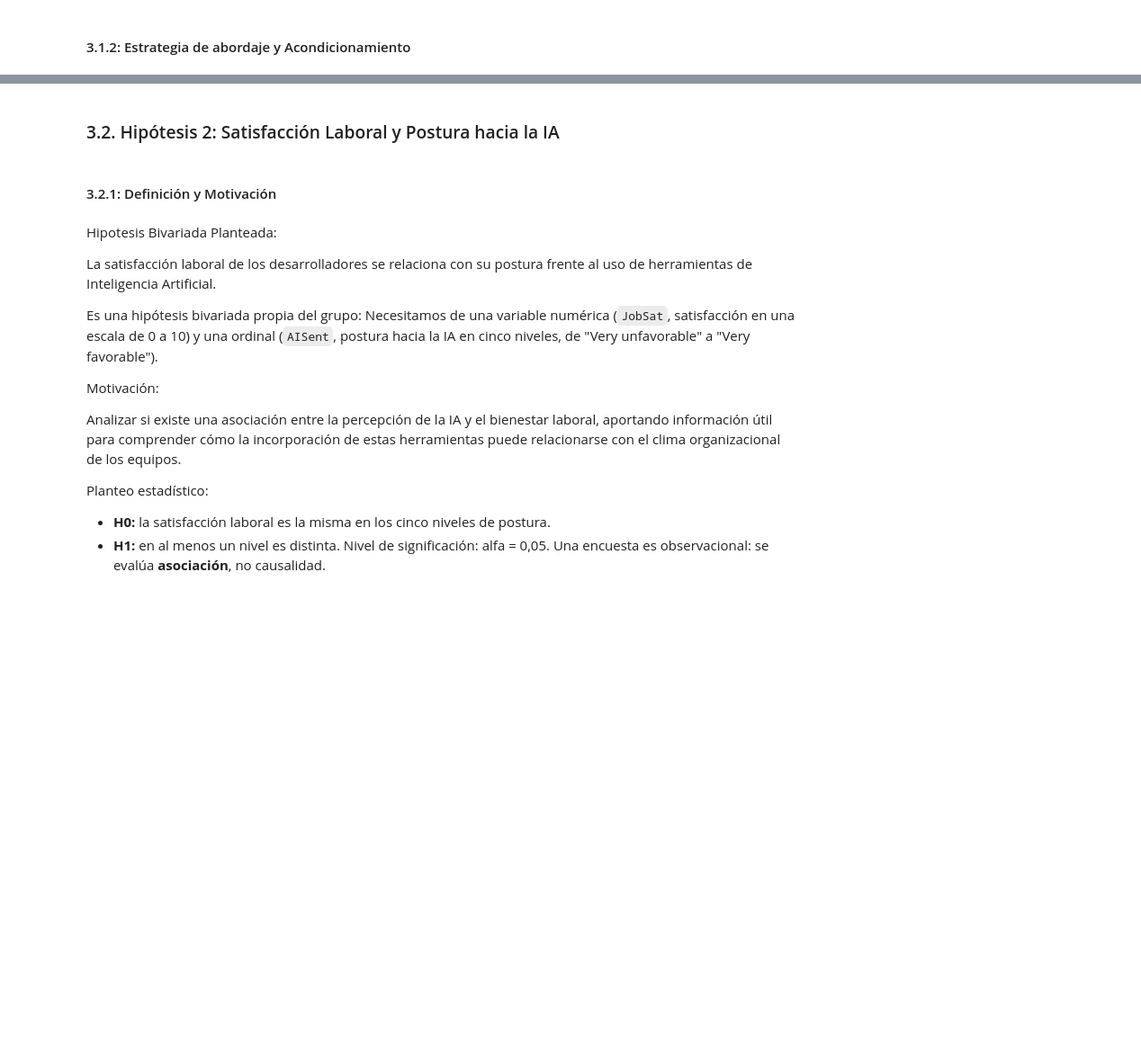
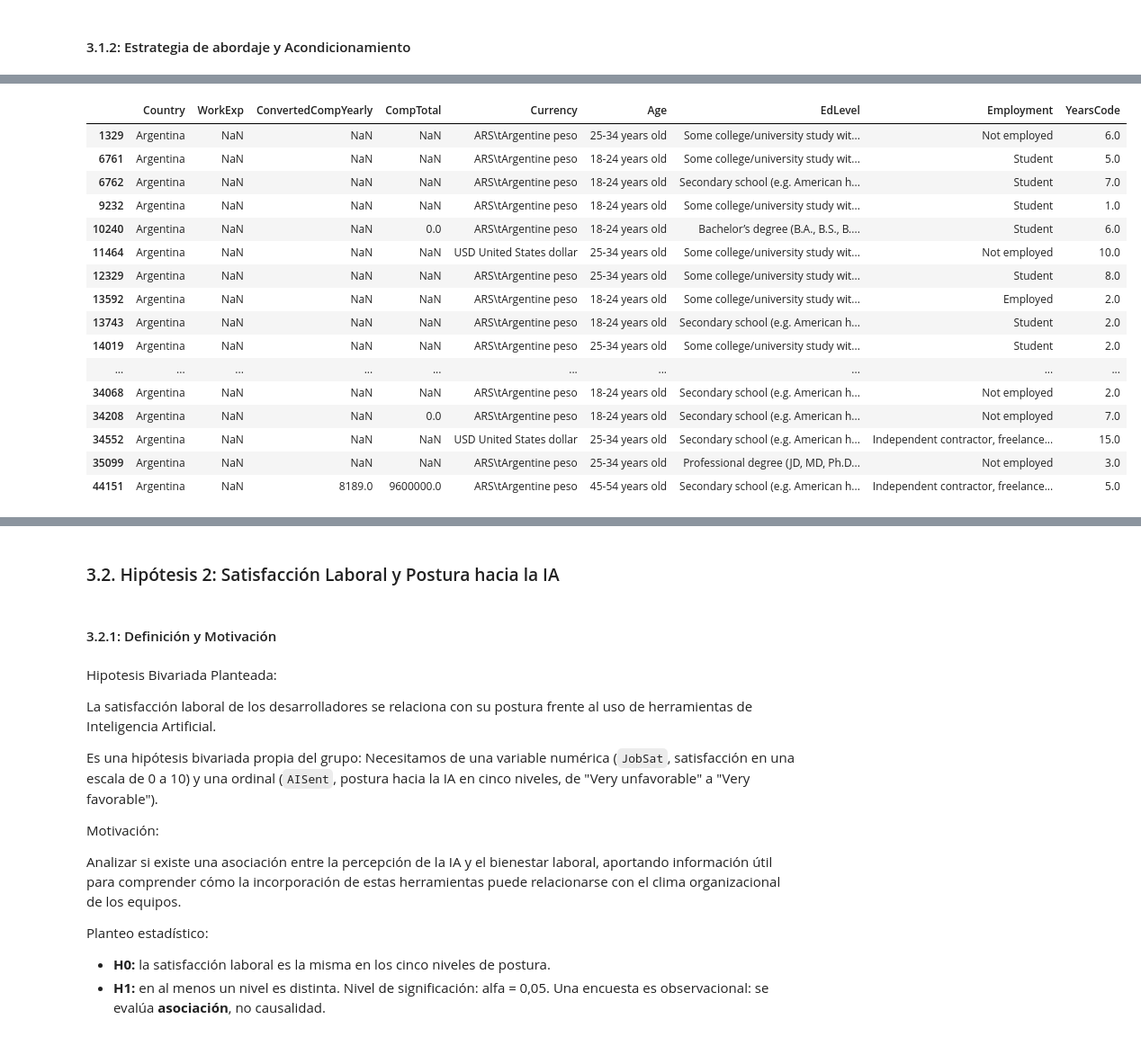
Before and after one commit to Smigol297/TPE-Fundamentos-ciencia-datos, a Jupyter notebook: TPE-Fundamentos-StackOverflow-Grupo35.ipynb, the cells around one changed output, grey strips where cells are left out. Shown at 90% size. Drawn from its saved outputs; the diff is of its cells as text; code cells hidden in the pictures; blank space fills up the shorter version.

```diff
--- a/TPE-Fundamentos-StackOverflow-Grupo35.ipynb
+++ b/TPE-Fundamentos-StackOverflow-Grupo35.ipynb
@@ -348,0 +352,22 @@ Total de observaciones tras la limpieza general del Subgrupo 4: 22804
+# %%
+# Podemos observar que de 222 entradas, 200 son no nulas
+filas_nulos = encuestados_argentina_hipotesis1[encuestados_argentina_hipotesis1["WorkExp"].isna()]
+filas_nulos
+# %% [output]
+|  | Country | WorkExp | ConvertedCompYearly | CompTotal | Currency | Age | EdLevel | Employment | YearsCode |
+| 1329 | Argentina | NaN | NaN | NaN | ARS\tArgentine peso | 25-34 years old | Some college/university study wit... | Not employed | 6.0 |
+| 6761 | Argentina | NaN | NaN | NaN | ARS\tArgentine peso | 18-24 years old | Some college/university study wit... | Student | 5.0 |
+| 6762 | Argentina | NaN | NaN | NaN | ARS\tArgentine peso | 18-24 years old | Secondary school (e.g. American h... | Student | 7.0 |
+| 9232 | Argentina | NaN | NaN | NaN | ARS\tArgentine peso | 18-24 years old | Some college/university study wit... | Student | 1.0 |
+| 10240 | Argentina | NaN | NaN | 0.0 | ARS\tArgentine peso | 18-24 years old | Bachelor’s degree (B.A., B.S., B.... | Student | 6.0 |
+| 11464 | Argentina | NaN | NaN | NaN | USD United States dollar | 25-34 years old | Some college/university study wit... | Not employed | 10.0 |
+| 12329 | Argentina | NaN | NaN | NaN | ARS\tArgentine peso | 25-34 years old | Some college/university study wit... | Student | 8.0 |
+| 13592 | Argentina | NaN | NaN | NaN | ARS\tArgentine peso | 18-24 years old | Some college/university study wit... | Employed | 2.0 |
+| 13743 | Argentina | NaN | NaN | NaN | ARS\tArgentine peso | 18-24 years old | Secondary school (e.g. American h... | Student | 2.0 |
+| 14019 | Argentina | NaN | NaN | NaN | ARS\tArgentine peso | 25-34 years old | Some college/university study wit... | Student | 2.0 |
+| ... | ... | ... | ... | ... | ... | ... | ... | ... | ... |
+| 34068 | Argentina | NaN | NaN | NaN | ARS\tArgentine peso | 18-24 years old | Secondary school (e.g. American h... | Not employed | 2.0 |
+| 34208 | Argentina | NaN | NaN | 0.0 | ARS\tArgentine peso | 18-24 years old | Secondary school (e.g. American h... | Not employed | 7.0 |
+| 34552 | Argentina | NaN | NaN | NaN | USD United States dollar | 25-34 years old | Secondary school (e.g. American h... | Independent contractor, freelance... | 15.0 |
+| 35099 | Argentina | NaN | NaN | NaN | ARS\tArgentine peso | 25-34 years old | Professional degree (JD, MD, Ph.D... | Not employed | 3.0 |
+| 44151 | Argentina | NaN | 8189.0 | 9600000.0 | ARS\tArgentine peso | 45-54 years old | Secondary school (e.g. American h... | Independent contractor, freelance... | 5.0 |
```
Also changed, not shown: parts of 66 cells of this notebook, 4 other files.
